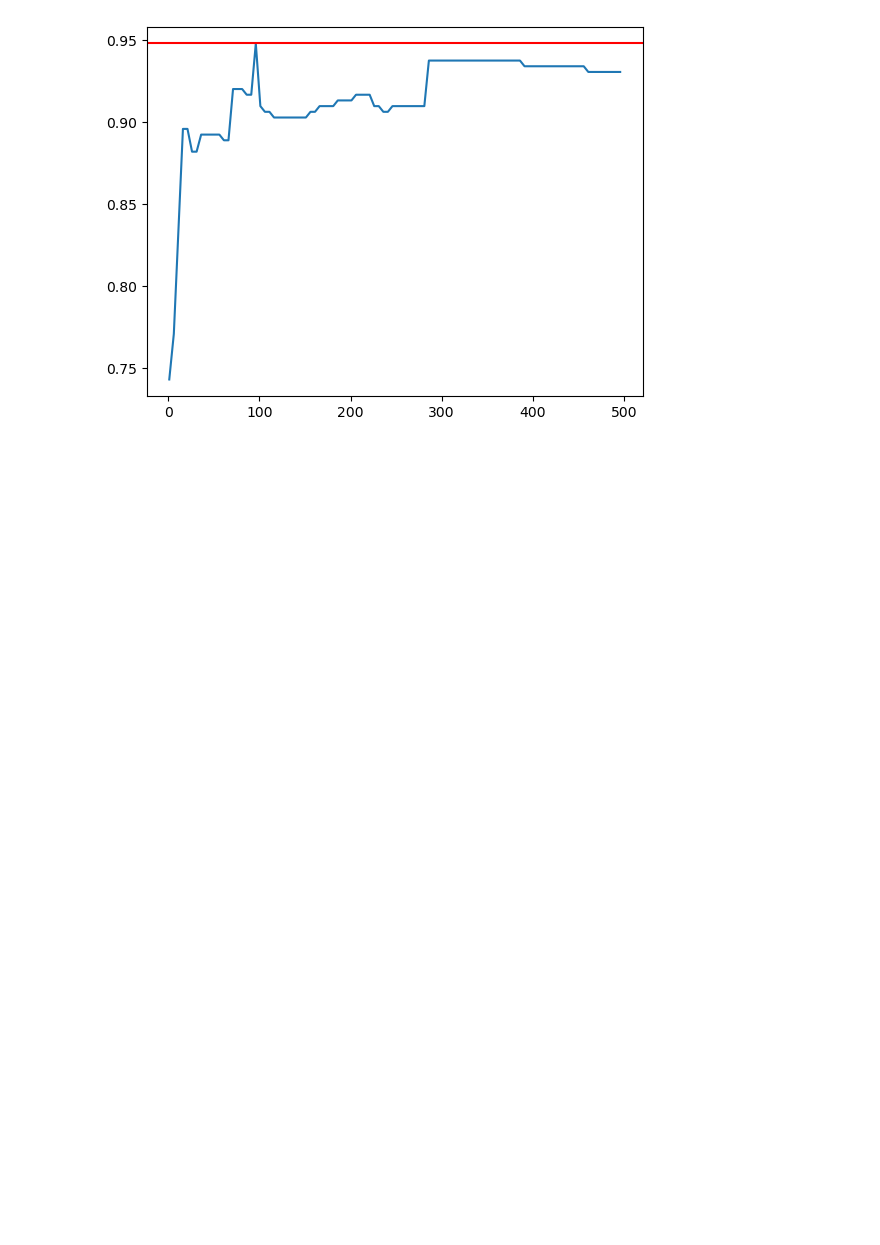
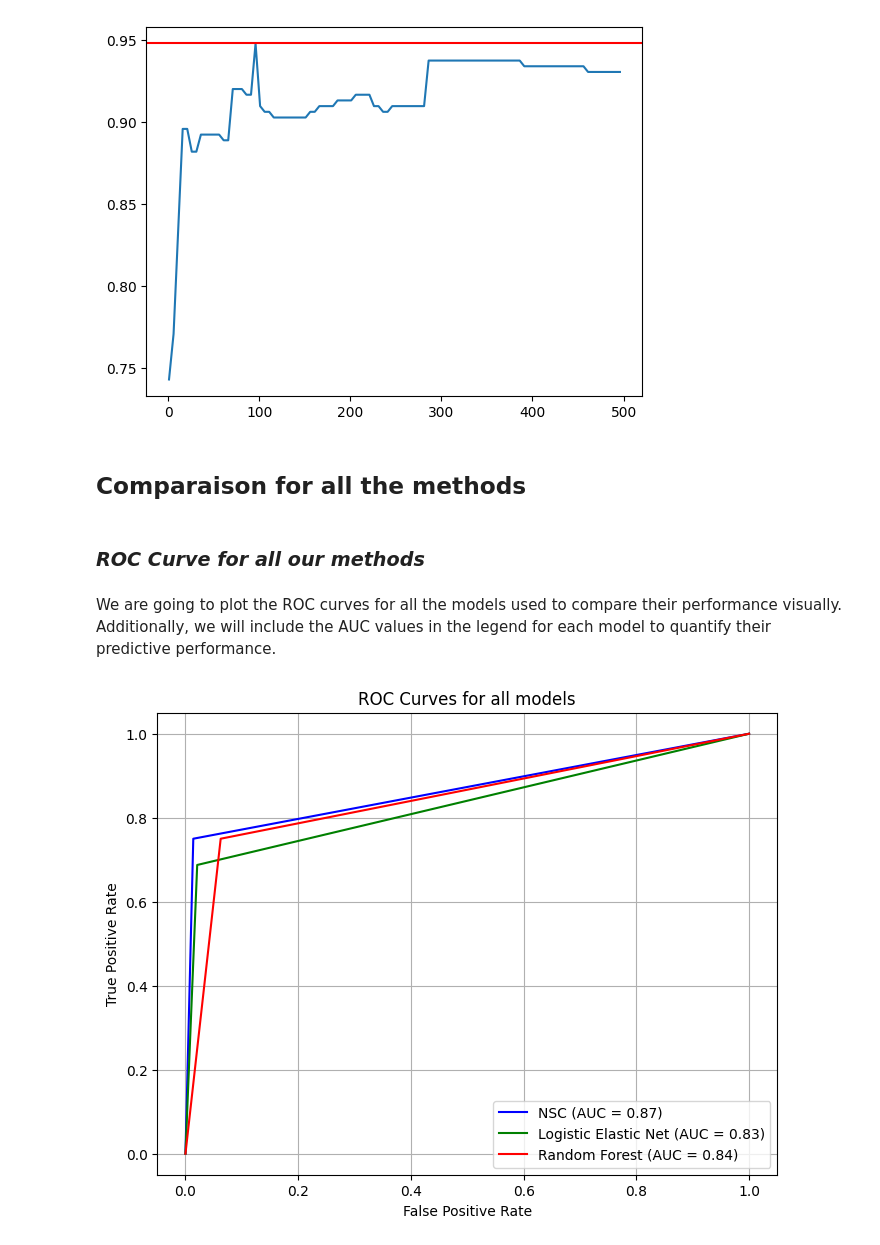
Before and after one commit to NeuralWave42/ST443-Project, a Jupyter notebook: Task2_merged.ipynb, the cells around one changed output. Cells and saved outputs as stored; diff of their text form; code cells hidden in the pictures; blank space fills up the shorter version.

```diff
--- a/Task2_merged.ipynb
+++ b/Task2_merged.ipynb
@@ -743,14 +722,0 @@ The Nearest Shrunken Centroids model demonstrated strong performance with an acc
-# %%
-#Compute ROC curve and AUC
-fpr, tpr, thresholds = roc_curve(y_test, y_pred_reduced)
-auc4 = roc_auc_score(y_test, y_pred_reduced)
-
-# Plot the ROC curve
-plt.figure(figsize=(8, 6))
-plt.plot(fpr, tpr, color='b', label=f'ROC curve (AUC = {auc4:.2f})')
-plt.xlabel('False Positive Rate')
-plt.ylabel('True Positive Rate')
-plt.title('ROC Curve for the NEAREST SHRUNKEN CENTROIDS')
-plt.legend(loc='lower right')
-plt.grid(True)
-plt.show()
@@ -809,3 +773,33 @@ plt.axhline(y=0.9479166666666667,color= 'r',label = '96 features')
 # %% [output]
 <matplotlib.lines.Line2D at 0x...>
 [figure]
+# %% [markdown]
+## **Comparaison for all the methods**
+# %% [markdown]
+### ***ROC Curve for all our methods***
+# %% [markdown]
+We are going to plot the ROC curves for all the models used to compare their performance visually. Additionally, we will include the AUC values in the legend for each model to quantify their predictive performance.
+# %%
+# dictionnary of the models
+models = {
+    "NSC": {"y_test": y_test_reduced, "y_pred": y_pred_reduced, "color": "b"},
+    "Logistic Elastic Net": {"y_test": y_test_reduced, "y_pred": y_pred_el, "color": "g"},
+    "Random Forest": {"y_test": y_test_reduced, "y_pred": y_pred_best, "color": "r"},
+}
+
+# add the ROC Curve for each mdoel on the graph
+plt.figure(figsize=(8, 6))
+for model_name, model_info in models.items():
+    fpr, tpr, _ = roc_curve(model_info["y_test"], model_info["y_pred"])
+    auc = roc_auc_score(model_info["y_test"], model_info["y_pred"])
+    plt.plot(fpr, tpr, label=f'{model_name} (AUC = {auc:.2f})', color=model_info["color"])
+
+# Plot
+plt.xlabel('False Positive Rate')
+plt.ylabel('True Positive Rate')
+plt.title('ROC Curves for all models')
+plt.legend(loc='lower right')
+plt.grid(True)
+plt.show()
+# %% [output]
+[figure, added]
```
Also changed, not shown: parts of 26 cells of this notebook.
